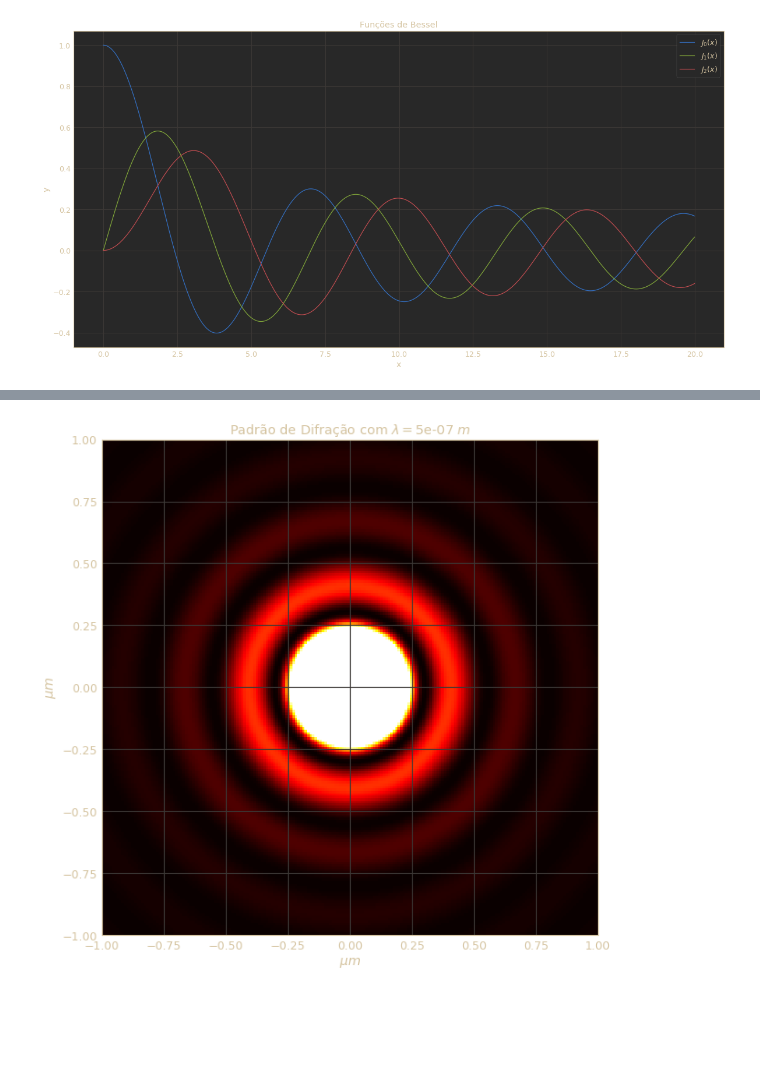
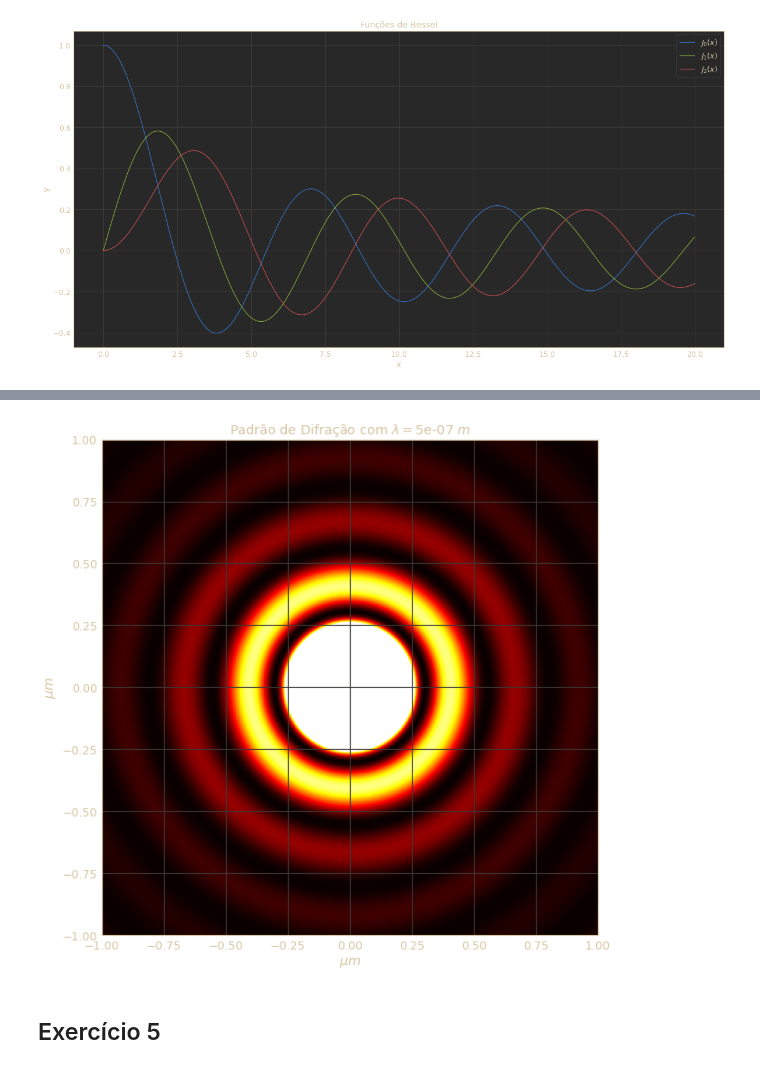
Before and after one commit to diogobgomes/FisicaComputacional, a Jupyter notebook: TP4/TP4.ipynb, the cells around one changed output, grey strips where cells are left out. Cells and saved outputs as stored; diff of their text form; code cells hidden in the pictures; blank space fills up the shorter version.

```diff
--- a/TP4/TP4.ipynb
+++ b/TP4/TP4.ipynb
@@ -171,41 +223,48 @@ plt.show()
 # %%
-# Alínea 2
+# Alínea 2, mas agora sendo inteligente
 
-# Distance to origin
-def distance(x,y):
-    return np.sqrt(x**2+y**2)
+def distance_grid(minValue,maxValue,L):
+    arr = np.linspace(minValue,maxValue,L)
+    ones = np.ones(L)
+    x = np.outer(ones,arr)
+    y = np.outer(arr,ones)
+    return np.sqrt(np.flip(x**2+y**2,axis=0)) # Flip to return what we're asked (it's inverted in y)
 
-# Create a grid with the distances to each point in the plane
-side = 101 # Must be odd
+# We'll first calculate a quarter-plane (symmetry), and we'll join the quarter planes into the final plane
+# We choose the number of points to be even, so that intersections are not considered
+
+# Useful values
+side = 200 # Must be evne
 maxrange = 1e-6 # Range of the square
-matrixSide = side*2+1
 multiplier = maxrange/side
 
-distMatr = np.zeros((matrixSide,matrixSide),float)
-for x in range(matrixSide):
-    for y in range(matrixSide):
-        distMatr[y,x] = distance((y-side)*multiplier,(x-side)*multiplier)
-
-# Remove the origin
-distMatr[side,side] = multiplier # Just a random value, it doesn't really matter as long as it's not 0
-
-# Values
 wavelenght = 500e-9
 k = 2*np.pi/wavelenght
-maxValue = 0.01
+maxValue = 0.005
+
+
+# PLANE
+distMatr = distance_grid(0.5*multiplier,maxrange,side)
 
 # Calculate
-disp = np.vectorize(lambda r: (J(1,k*r)/(k*r))**2 )(distMatr) # This is probably the costly step, ideally the integrator would be correctly vectorized, WIP
-disp[side,side] = maxValue
+dispQuadrant = np.vectorize(lambda r: (J(1,k*r)/(k*r))**2)(distMatr)
+
+# Create the display plane
+disp = np.block(
+    [[np.flip(dispQuadrant,axis=1), dispQuadrant],
+     [np.transpose(dispQuadrant), np.flip(dispQuadrant,axis=0)]]
+)
 
 # Draw the graph
 plt.figure(figsize=(20,10))
 plt.hot()
 extent = side*multiplier*10**6
 plt.imshow(disp.T,origin="lower",vmax=maxValue,extent=[-extent,extent,-extent,extent])
 plt.xlabel("$\mu m$")
 plt.ylabel("$\mu m$")
 plt.title("Padrão de Difração com $\lambda = $"+str(wavelenght)+" $m$")
 plt.show()
 # %% [output]
-[figure, old version]
+[figure, new version]
+# %% [markdown]
+## Exercício 5
```
Also changed, not shown: parts of 11 cells of this notebook.
